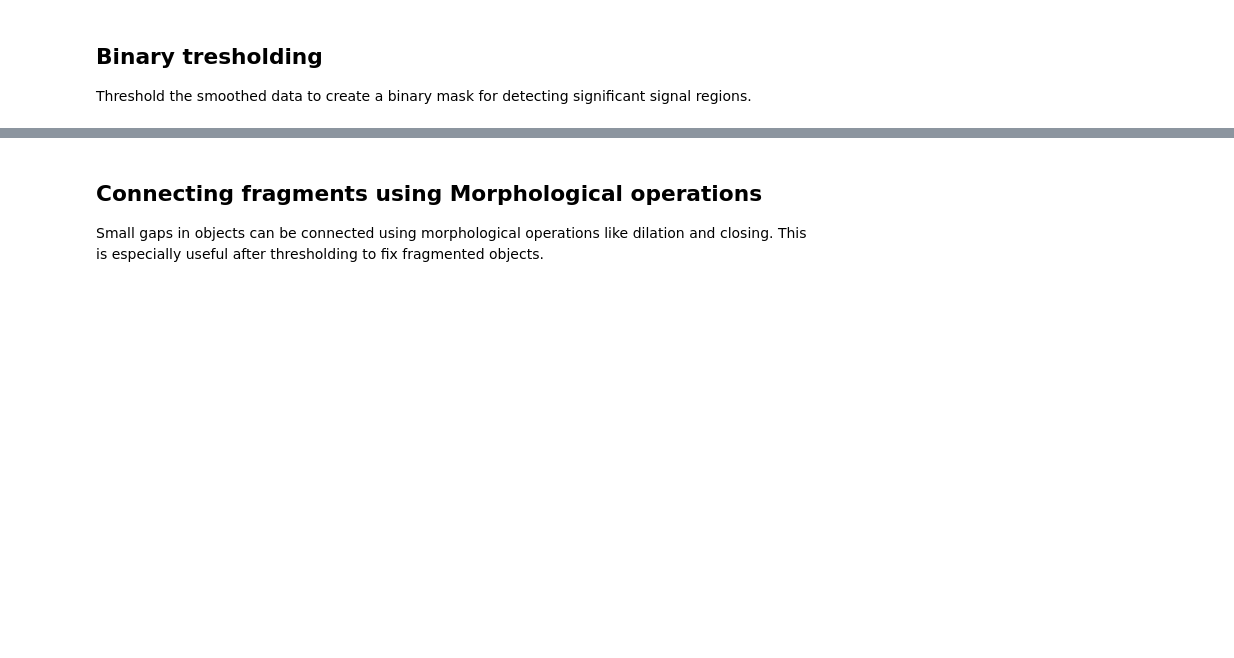
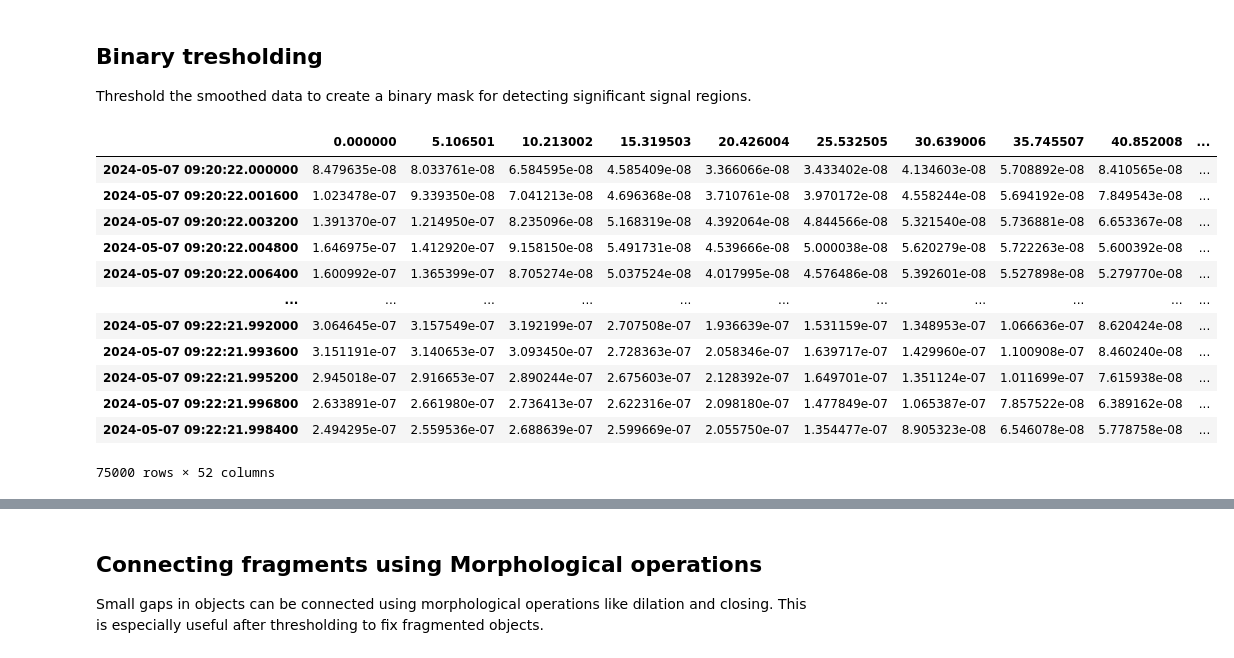
Before and after one commit to mmartyna123/ComputerVision, a Jupyter notebook: Project1/Project.ipynb, the cells around one changed output, grey strips where cells are left out. Cells and saved outputs as stored; diff of their text form; code cells hidden in the pictures; blank space fills up the shorter version.

```diff
--- a/Project1/Project.ipynb
+++ b/Project1/Project.ipynb
@@ -152,3 +152,19 @@ plt.show()
 # %% [markdown]
 ## Binary tresholding
 Threshold the smoothed data to create a binary mask for detecting significant signal regions.
+# %%
+df
+# %% [output]
+|  | 0.000000 | 5.106501 | 10.213002 | 15.319503 | 20.426004 | 25.532505 | 30.639006 | 35.745507 | 40.852008 | ... |
+| 2024-05-07 09:20:22.000000 | 8.479635e-08 | 8.033761e-08 | 6.584595e-08 | 4.585409e-08 | 3.366066e-08 | 3.433402e-08 | 4.134603e-08 | 5.708892e-08 | 8.410565e-08 | ... |
+| 2024-05-07 09:20:22.001600 | 1.023478e-07 | 9.339350e-08 | 7.041213e-08 | 4.696368e-08 | 3.710761e-08 | 3.970172e-08 | 4.558244e-08 | 5.694192e-08 | 7.849543e-08 | ... |
+| 2024-05-07 09:20:22.003200 | 1.391370e-07 | 1.214950e-07 | 8.235096e-08 | 5.168319e-08 | 4.392064e-08 | 4.844566e-08 | 5.321540e-08 | 5.736881e-08 | 6.653367e-08 | ... |
+| 2024-05-07 09:20:22.004800 | 1.646975e-07 | 1.412920e-07 | 9.158150e-08 | 5.491731e-08 | 4.539666e-08 | 5.000038e-08 | 5.620279e-08 | 5.722263e-08 | 5.600392e-08 | ... |
+| 2024-05-07 09:20:22.006400 | 1.600992e-07 | 1.365399e-07 | 8.705274e-08 | 5.037524e-08 | 4.017995e-08 | 4.576486e-08 | 5.392601e-08 | 5.527898e-08 | 5.279770e-08 | ... |
+| ... | ... | ... | ... | ... | ... | ... | ... | ... | ... | ... |
+| 2024-05-07 09:22:21.992000 | 3.064645e-07 | 3.157549e-07 | 3.192199e-07 | 2.707508e-07 | 1.936639e-07 | 1.531159e-07 | 1.348953e-07 | 1.066636e-07 | 8.620424e-08 | ... |
+| 2024-05-07 09:22:21.993600 | 3.151191e-07 | 3.140653e-07 | 3.093450e-07 | 2.728363e-07 | 2.058346e-07 | 1.639717e-07 | 1.429960e-07 | 1.100908e-07 | 8.460240e-08 | ... |
+| 2024-05-07 09:22:21.995200 | 2.945018e-07 | 2.916653e-07 | 2.890244e-07 | 2.675603e-07 | 2.128392e-07 | 1.649701e-07 | 1.351124e-07 | 1.011699e-07 | 7.615938e-08 | ... |
+| 2024-05-07 09:22:21.996800 | 2.633891e-07 | 2.661980e-07 | 2.736413e-07 | 2.622316e-07 | 2.098180e-07 | 1.477849e-07 | 1.065387e-07 | 7.857522e-08 | 6.389162e-08 | ... |
+| 2024-05-07 09:22:21.998400 | 2.494295e-07 | 2.559536e-07 | 2.688639e-07 | 2.599669e-07 | 2.055750e-07 | 1.354477e-07 | 8.905323e-08 | 6.546078e-08 | 5.778758e-08 | ... |
+75000 rows × 52 columns
```
Also changed, not shown: parts of 6 cells of this notebook.
